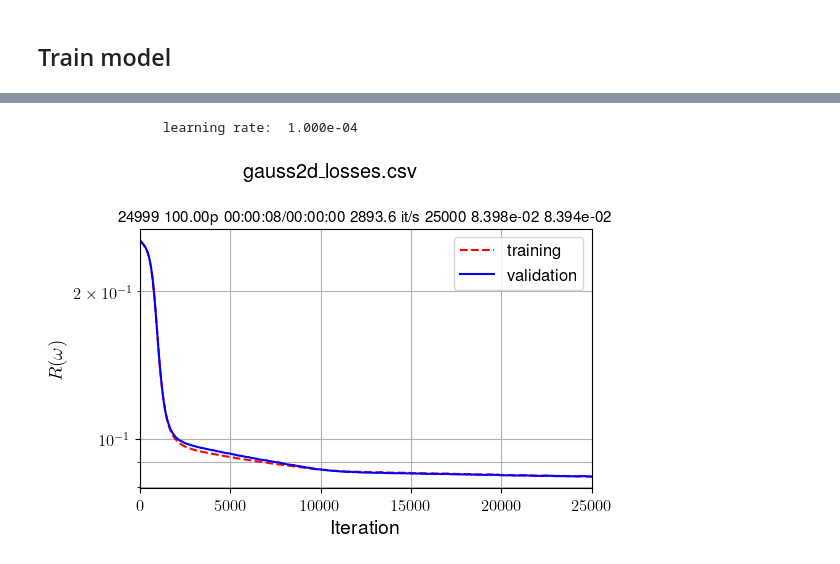
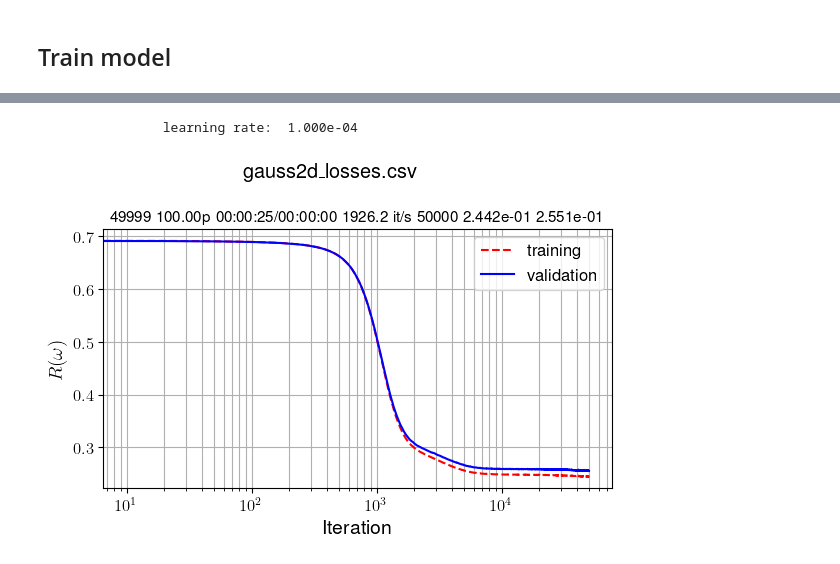
Before and after one commit to hbprosper/mlinphysics, a Jupyter notebook: Labs/Lab02/code/tutorial02.ipynb, the cells around one changed output, grey strips where cells are left out. Saved outputs shown, nothing was run; the diff lists cells and outputs as text; code cells hidden in the pictures.

```diff
--- a/Labs/Lab02/code/tutorial02.ipynb
+++ b/Labs/Lab02/code/tutorial02.ipynb
@@ -304,17 +367,15 @@ joblib.dump(test_data, '../data/test_data.pth')
 # %% [markdown]
 ## Create DataLoaders
 # %%
-importlib.reload(dat)
-
 train_loader = dat.DataLoader(train_data,
-                             batch_size=BATCH_SIZE,
-                             num_iterations=N_ITERS)
+                              batch_size=batch_size,
+                              num_iterations=n_iterations)
 
 train_loader_val = dat.DataLoader(train_data_val,
-                                 batch_size=len(train_data_val))
+                                  batch_size=len(train_data_val))
 
 val_loader = dat.DataLoader(val_data,
-                           batch_size=len(val_data))
+                            batch_size=len(val_data))
 # %% [output]
 DataLoader
   Maximum number of iterations has been specified
@@ -364,0 +448,15 @@ number of parameters: 541
+# %%
+import gauss2d
+importlib.reload(gauss2d)
+
+model = gauss2d.model.to(DEVICE)
+
+optimizer = torch.optim.Adam(model.parameters(), lr=base_lr)
+
+scheduler = mlp.get_steplr_scheduler(optimizer, config)
+
+# use Binary Cross Entropy loss
+objective = mlp.Objective(model, nn.BCELoss())
+
+print(model)
+print('number of parameters', mlp.number_of_parameters(model))
@@ -365,8 +481,2 @@ number of parameters: 541
 # %% [markdown]
 ## Train model
-# %%
-optimizer = torch.optim.Adam(model.parameters(), lr=BASE_LR)
-
-scheduler = mlp.get_steplr_scheduler(optimizer, config)
-
-objective = mlp.Objective(model, nn.MSELoss())
@@ -449,10 +547,10 @@ def train(objective, optimizer, scheduler,
 # %%
 train(objective, optimizer, scheduler,
       train_loader, train_loader_val, val_loader,
       config)
 
 monitor = mon.Monitor(config('file/losses'))
-monitor.plot()
+monitor.plot(logx=True)
 # %% [output]
                 learning rate:  1.000e-04
-[figure, old version]
+[figure, new version]
```
Also changed, not shown: parts of 26 cells of this notebook, 15 other files.
